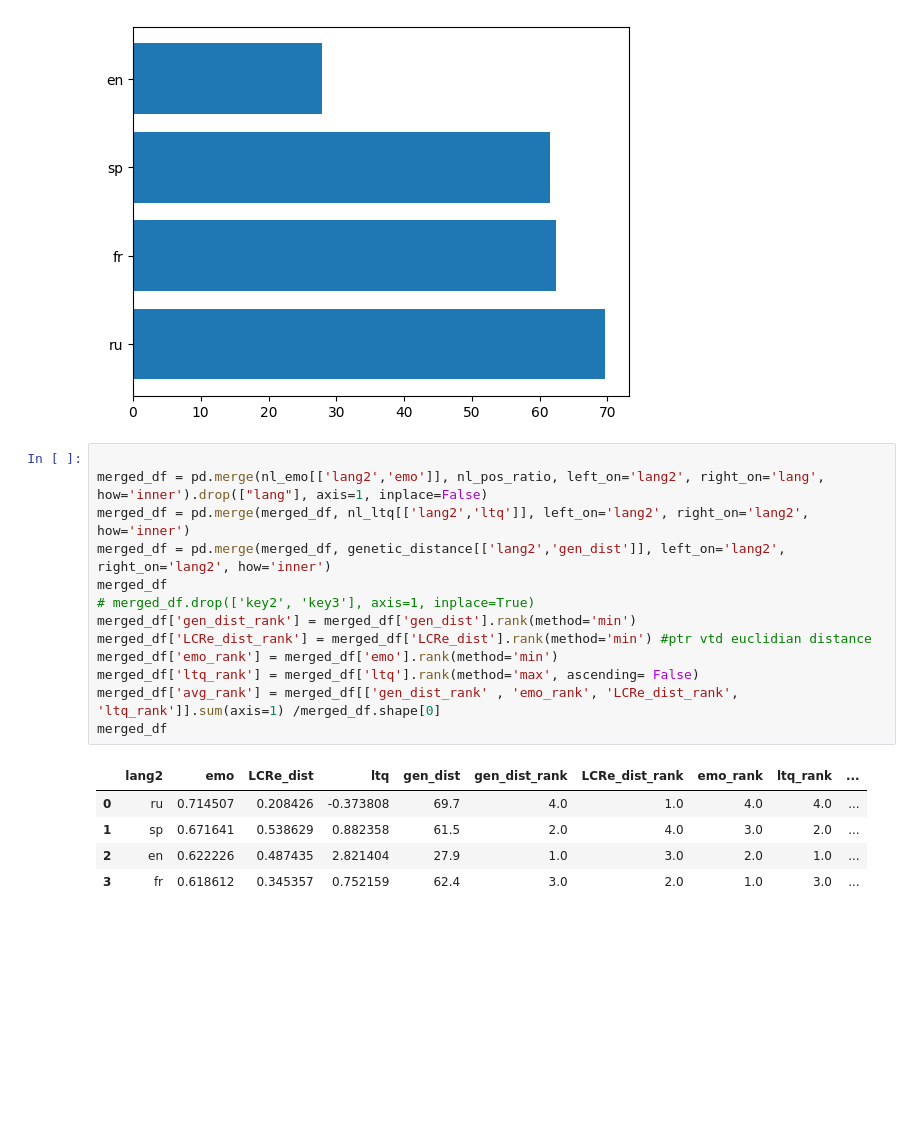
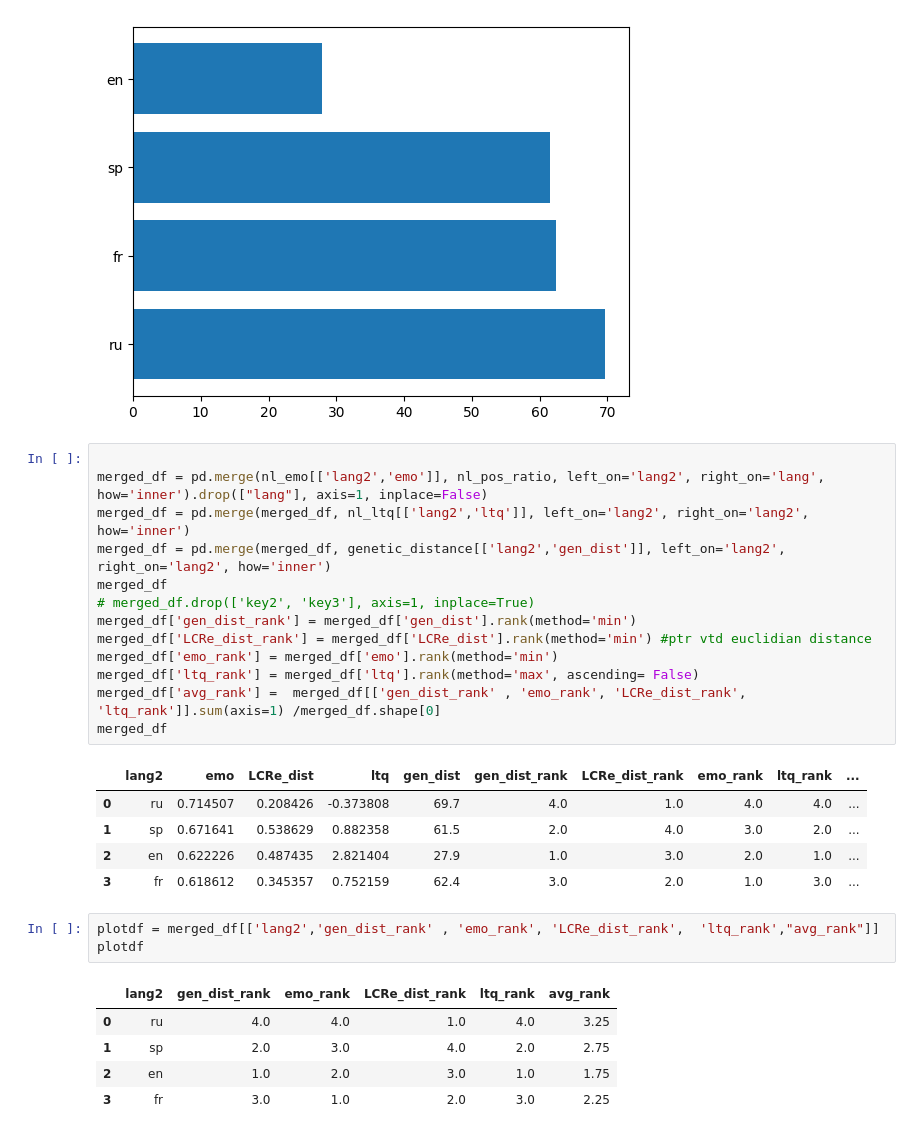
Before and after one commit to deea-c/thesis_absa, a Jupyter notebook: Thesis_Read_and_transform_data_EDA_and_Lang_selection.ipynb, the cells around one changed output. Drawn from its saved outputs; the diff is of its cells as text; blank space fills up the shorter version.

```diff
--- a/Thesis_Read_and_transform_data_EDA_and_Lang_selection.ipynb
+++ b/Thesis_Read_and_transform_data_EDA_and_Lang_selection.ipynb
@@ -263,7 +239,7 @@ merged_df['gen_dist_rank'] = merged_df['gen_dist'].rank(method='min')
 merged_df['LCRe_dist_rank'] = merged_df['LCRe_dist'].rank(method='min') #ptr vtd euclidian distance
 merged_df['emo_rank'] = merged_df['emo'].rank(method='min')
 merged_df['ltq_rank'] = merged_df['ltq'].rank(method='max', ascending= False)
-merged_df['avg_rank'] = merged_df[['gen_dist_rank' , 'emo_rank', 'LCRe_dist_rank',  'ltq_rank']].sum(axis=1) /merged_df.shape[0]
+merged_df['avg_rank'] =  merged_df[['gen_dist_rank' , 'emo_rank', 'LCRe_dist_rank',  'ltq_rank']].sum(axis=1) /merged_df.shape[0]
 merged_df
 # %% [output]
 |  | lang2 | emo | LCRe_dist | ltq | gen_dist | gen_dist_rank | LCRe_dist_rank | emo_rank | ltq_rank | ... |
@@ -271,3 +247,12 @@ merged_df
 | 1 | sp | 0.671641 | 0.538629 | 0.882358 | 61.5 | 2.0 | 4.0 | 3.0 | 2.0 | ... |
 | 2 | en | 0.622226 | 0.487435 | 2.821404 | 27.9 | 1.0 | 3.0 | 2.0 | 1.0 | ... |
 | 3 | fr | 0.618612 | 0.345357 | 0.752159 | 62.4 | 3.0 | 2.0 | 1.0 | 3.0 | ... |
+# %%
+plotdf = merged_df[['lang2','gen_dist_rank' , 'emo_rank', 'LCRe_dist_rank',  'ltq_rank',"avg_rank"]]
+plotdf
+# %% [output]
+|  | lang2 | gen_dist_rank | emo_rank | LCRe_dist_rank | ltq_rank | avg_rank |
+| 0 | ru | 4.0 | 4.0 | 1.0 | 4.0 | 3.25 |
+| 1 | sp | 2.0 | 3.0 | 4.0 | 2.0 | 2.75 |
+| 2 | en | 1.0 | 2.0 | 3.0 | 1.0 | 1.75 |
+| 3 | fr | 3.0 | 1.0 | 2.0 | 3.0 | 2.25 |
```
Also changed, not shown: parts of 7 cells of this notebook.
